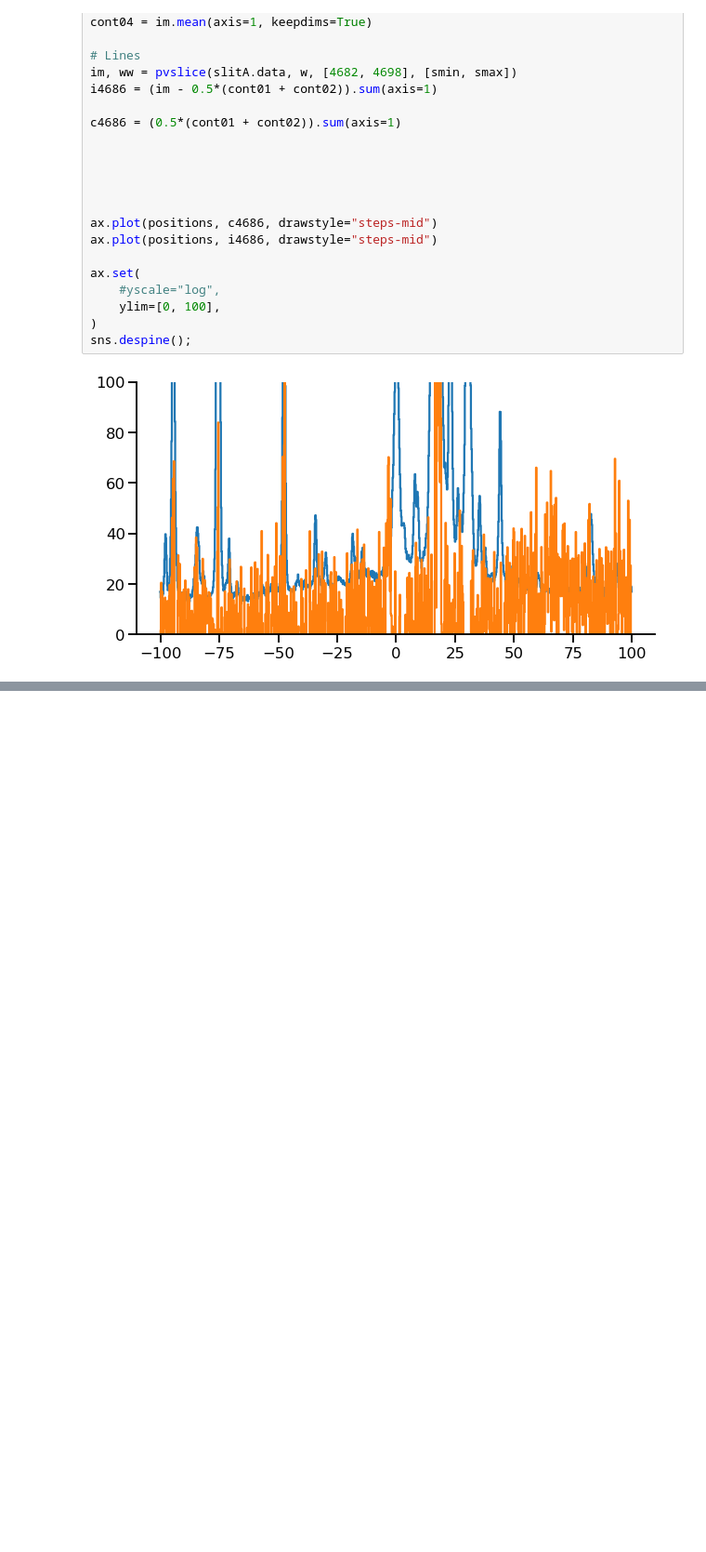
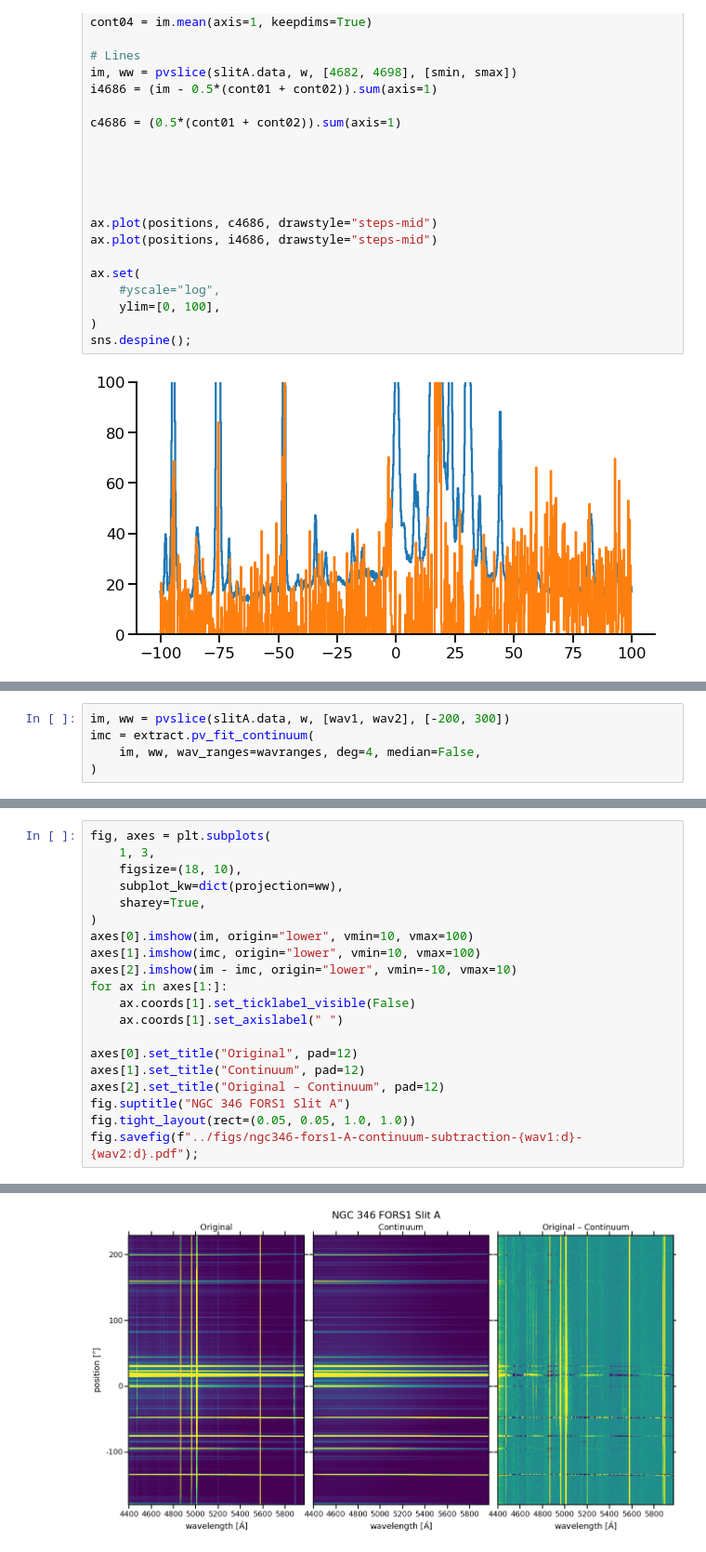
Before and after one commit to will-henney/muse-hii-regions, a Jupyter notebook: notebooks/10-00-ngc346-fors-slit-spectra.ipynb, the cells around one changed output, grey strips where cells are left out. Shown at 93% size. Saved outputs shown, nothing was run; the diff lists cells and outputs as text; blank space fills up the shorter version.

```diff
--- a/notebooks/10-00-ngc346-fors-slit-spectra.ipynb
+++ b/notebooks/10-00-ngc346-fors-slit-spectra.ipynb
@@ -221,0 +286,5 @@ n
+# %%
+im, ww = pvslice(slitA.data, w, [wav1, wav2], [-200, 300])
+imc = extract.pv_fit_continuum(
+    im, ww, wav_ranges=wavranges, deg=4, median=False,
+)
@@ -221,0 +309,21 @@ n
+# %%
+fig, axes = plt.subplots(
+    1, 3,
+    figsize=(18, 10),
+    subplot_kw=dict(projection=ww),
+    sharey=True,
+)
+axes[0].imshow(im, origin="lower", vmin=10, vmax=100)
+axes[1].imshow(imc, origin="lower", vmin=10, vmax=100)
+axes[2].imshow(im - imc, origin="lower", vmin=-10, vmax=10)
+for ax in axes[1:]:
+    ax.coords[1].set_ticklabel_visible(False)
+    ax.coords[1].set_axislabel(" ")
+
+axes[0].set_title("Original", pad=12)
+axes[1].set_title("Continuum", pad=12)
+axes[2].set_title("Original – Continuum", pad=12)
+fig.suptitle("NGC 346 FORS1 Slit A")
+fig.tight_layout(rect=(0.05, 0.05, 1.0, 1.0))
+fig.savefig(f"../figs/ngc346-fors1-A-continuum-subtraction-{wav1:d}-{wav2:d}.pdf");
+# %% [output]
@@ -221,0 +331 @@ n
+[figure, added]
```
Also changed, not shown: parts of 24 cells of this notebook, 13 other files.
